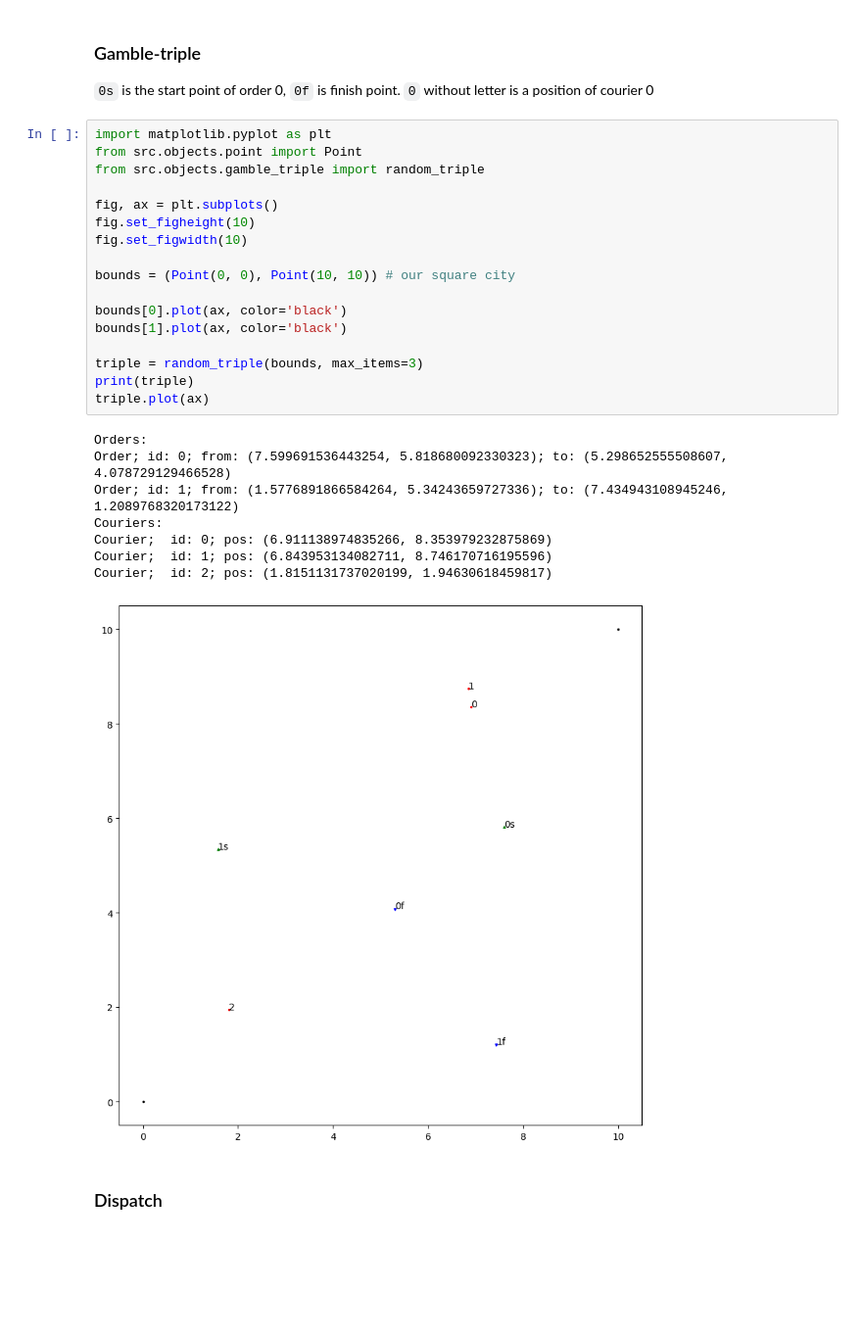
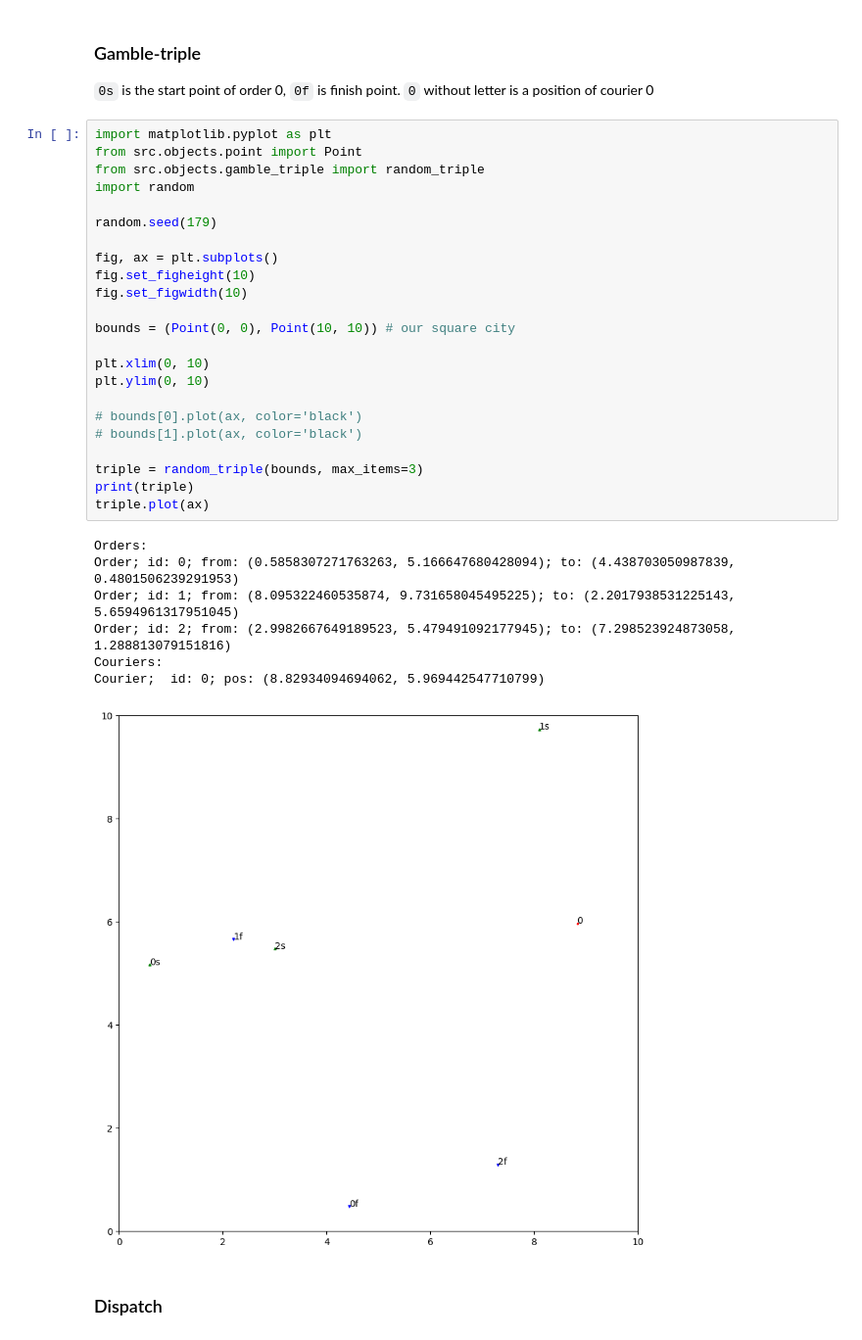
Before and after one commit to limon8884/delivery-RL, a Jupyter notebook: results.ipynb, the cells around one changed output. Shown at 98% size. Cells and saved outputs as stored; diff of their text form; blank space fills up the shorter version.

```diff
--- a/results.ipynb
+++ b/results.ipynb
@@ -17,29 +17,34 @@ The heart of our algorithm is a dispatch. Every time interval (let's say every m
 # %%
 import matplotlib.pyplot as plt
 from src.objects.point import Point
 from src.objects.gamble_triple import random_triple
+import random
+
+random.seed(179)
 
 fig, ax = plt.subplots()
 fig.set_figheight(10)
 fig.set_figwidth(10)
 
 bounds = (Point(0, 0), Point(10, 10)) # our square city
 
-bounds[0].plot(ax, color='black')
-bounds[1].plot(ax, color='black')
+plt.xlim(0, 10)
+plt.ylim(0, 10)
+
+# bounds[0].plot(ax, color='black')
+# bounds[1].plot(ax, color='black')
 
 triple = random_triple(bounds, max_items=3)
 print(triple)
 triple.plot(ax)
 # %% [output]
 Orders:
-Order; id: 0; from: (7.599691536443254, 5.818680092330323); to: (5.298652555508607, 4.078729129466528)
-Order; id: 1; from: (1.5776891866584264, 5.34243659727336); to: (7.434943108945246, 1.2089768320173122)
+Order; id: 0; from: (0.5858307271763263, 5.166647680428094); to: (4.438703050987839, 0.4801506239291953)
+Order; id: 1; from: (8.095322460535874, 9.731658045495225); to: (2.2017938531225143, 5.6594961317951045)
+Order; id: 2; from: (2.9982667649189523, 5.479491092177945); to: (7.298523924873058, 1.288813079151816)
 Couriers:
-Courier;  id: 0; pos: (6.911138974835266, 8.353979232875869)
-Courier;  id: 1; pos: (6.843953134082711, 8.746170716195596)
-Courier;  id: 2; pos: (1.8151131737020199, 1.94630618459817)
+Courier;  id: 0; pos: (8.82934094694062, 5.969442547710799)
-[figure, old version]
+[figure, new version]
 # %% [markdown]
 ### Dispatch
 # %% [markdown]
```
Also changed, not shown: parts of 18 cells of this notebook, 1 other file.
